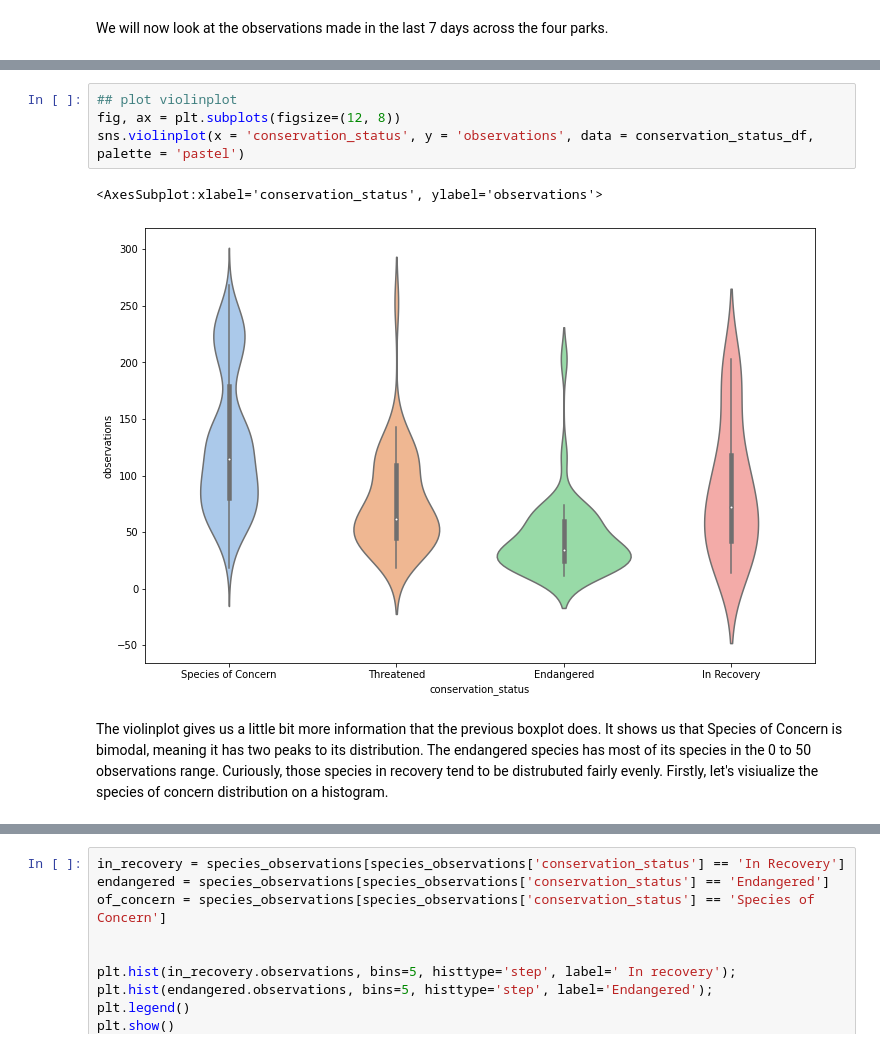
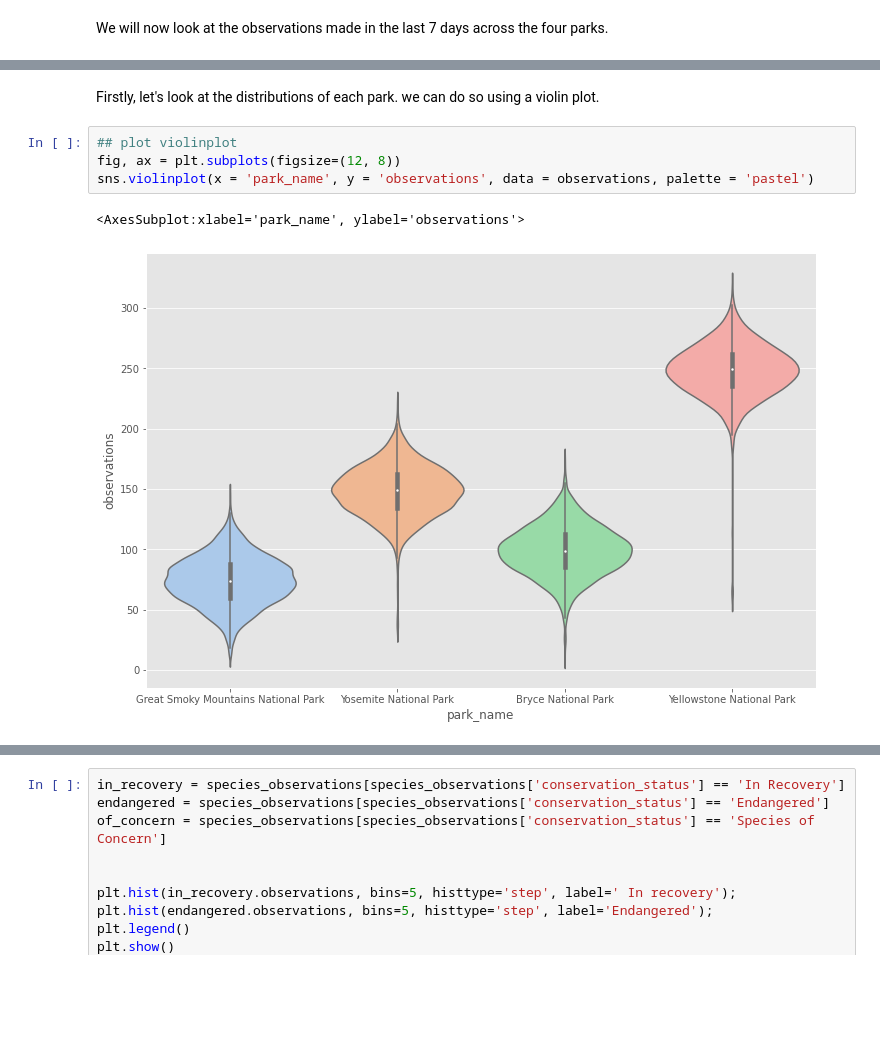
Before and after one commit to Thomsoa194/biodiversity, a Jupyter notebook: biodiversity.ipynb, the cells around one changed output, grey strips where cells are left out. Cells and saved outputs as stored; diff of their text form; blank space fills up the shorter version.

```diff
--- a/biodiversity.ipynb
+++ b/biodiversity.ipynb
@@ -184,9 +193,9 @@ We will now look at the observations made in the last 7 days across the four par
+# %% [markdown]
+Firstly, let's look at the distributions of each park. we can do so using a violin plot.
 # %%
 ## plot violinplot
 fig, ax = plt.subplots(figsize=(12, 8))
-sns.violinplot(x = 'conservation_status', y = 'observations', data = conservation_status_df, palette = 'pastel')
+sns.violinplot(x = 'park_name', y = 'observations', data = observations, palette = 'pastel')
 # %% [output]
-<AxesSubplot:xlabel='conservation_status', ylabel='observations'>
+<AxesSubplot:xlabel='park_name', ylabel='observations'>
-[figure, old version]
+[figure, new version]
-# %% [markdown]
-The violinplot gives us a little bit more information that the previous boxplot does. It shows us that Species of Concern is bimodal, meaning it has two peaks to its distribution. The endangered species has most of its species in the 0 to 50 observations range. Curiously, those species in recovery tend to be distrubuted fairly evenly. Firstly,  let's visiualize the species of concern distribution on a histogram.
```
Also changed, not shown: parts of 8 cells of this notebook.
